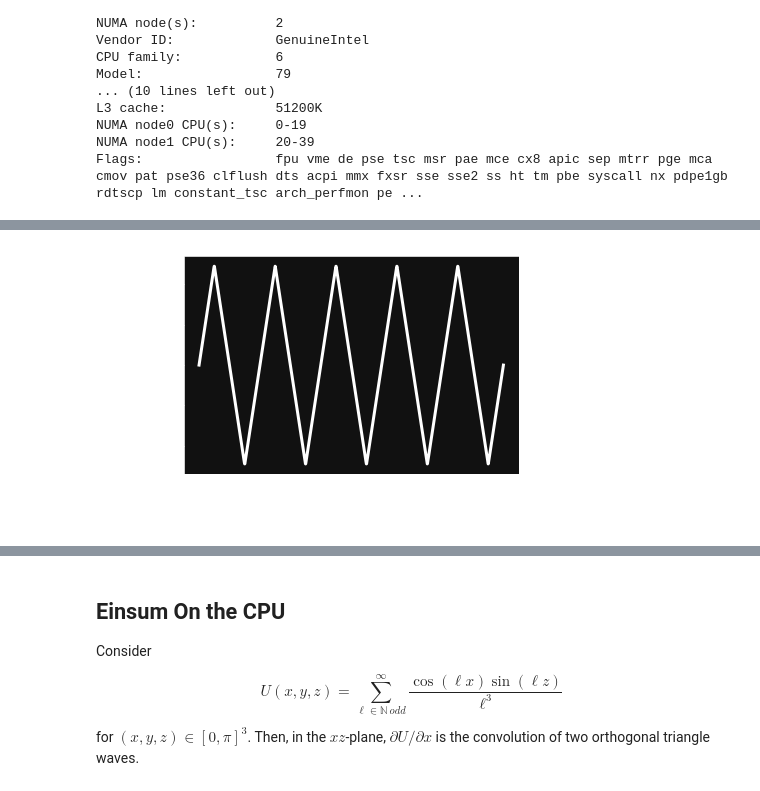
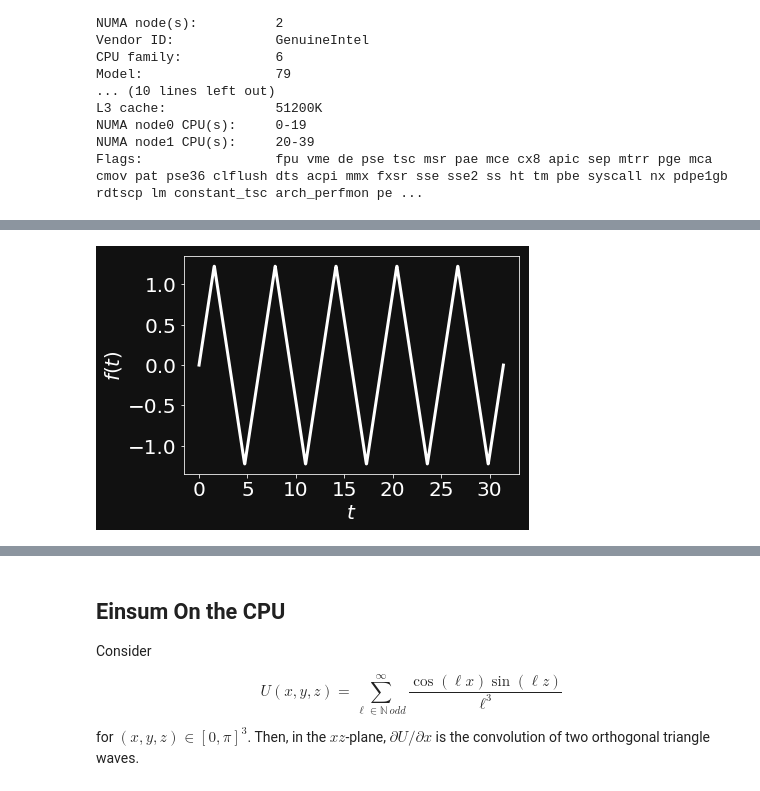
Before and after one commit to jyalim/RCworkshops, a Jupyter notebook: ML90-python/fft-alignment-speed/fft-intel.ipynb, the cells around one changed output, grey strips where cells are left out. Drawn from its saved outputs; the diff is of its cells as text; code cells hidden in the pictures.

```diff
--- a/ML90-python/fft-alignment-speed/fft-intel.ipynb
+++ b/ML90-python/fft-alignment-speed/fft-intel.ipynb
@@ -48,13 +48,14 @@ Wall time: 29.7 s
 # %%
 skip  = 1000
 ts,fs= [ u[::skip] for u in [t,f] ]
+plt.figure(facecolor='#111111')
 plt.plot(ts,fs,'w-',lw=3)
-_=plt.xticks(fontsize=20)
-_=plt.yticks(fontsize=20)
-_=plt.xlabel(r'$t$',fontsize=20,color='w')
+plt.xticks(fontsize=20)
+plt.yticks(fontsize=20)
+plt.xlabel(r'$t$',fontsize=20,color='w')
 _=plt.ylabel(r'$f(t)$',fontsize=20,color='w')
 # %% [output]
-[figure, old version]
+[figure, new version]
 # %%
 %%time
 mkl_set_num_threads(1)
```
Also changed, not shown: parts of 11 cells of this notebook, 1 other file.
